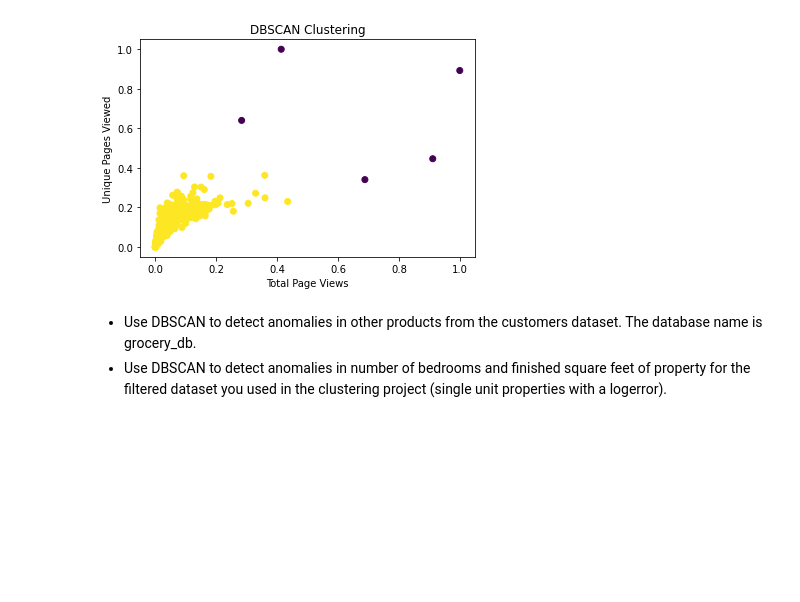
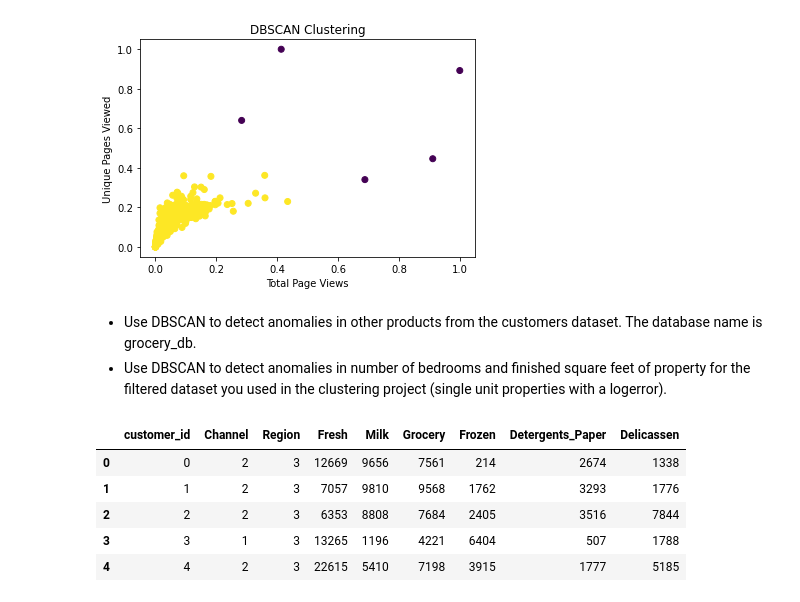
Before and after one commit to craigcalzado/anomaly-detection-exercises-, a Jupyter notebook: clustering_anomaly_detection.ipynb, the cells around one changed output. Cells and saved outputs as stored; diff of their text form; code cells hidden in the pictures; blank space fills up the shorter version.

```diff
--- a/clustering_anomaly_detection.ipynb
+++ b/clustering_anomaly_detection.ipynb
@@ -165,18 +165,27 @@ plt.show();
 # %%
 def get_grocery_db():
     if os.path.isfile("grocery_db.csv"):
-        return pd.read_csv("curriculum_logs.csv", index_col=False)
+        return pd.read_csv("grocery_db.csv", index_col=False)
     else:
         # read sql query into dataframe
-        url = f'mysql+pymysql://{env.user}:{env.password}@{env.host}/curriculum_logs'
+        url = f'mysql+pymysql://{env.user}:{env.password}@{env.host}/grocery_db'
         sql = '''
-        SELECT date, time, path, ip, user_id, name, program_id, start_date, end_date
-        FROM logs
-        JOIN cohorts ON logs.cohort_id = cohorts.id;
+        SELECT *
+        FROM grocery_customers;
         '''
         df = pd.read_sql(sql, url)
 
         # dataframe to csv
-        df.to_csv("curriculum_logs.csv", index = False)
+        df.to_csv("grocery_db.csv", index = False)
 
         return df
+# get data
+groceries = get_grocery_db()
+groceries.head()
+# %% [output]
+|  | customer_id | Channel | Region | Fresh | Milk | Grocery | Frozen | Detergents_Paper | Delicassen |
+| 0 | 0 | 2 | 3 | 12669 | 9656 | 7561 | 214 | 2674 | 1338 |
+| 1 | 1 | 2 | 3 | 7057 | 9810 | 9568 | 1762 | 3293 | 1776 |
+| 2 | 2 | 2 | 3 | 6353 | 8808 | 7684 | 2405 | 3516 | 7844 |
+| 3 | 3 | 1 | 3 | 13265 | 1196 | 4221 | 6404 | 507 | 1788 |
+| 4 | 4 | 2 | 3 | 22615 | 5410 | 7198 | 3915 | 1777 | 5185 |
```
Also changed, not shown: parts of 10 cells of this notebook.
